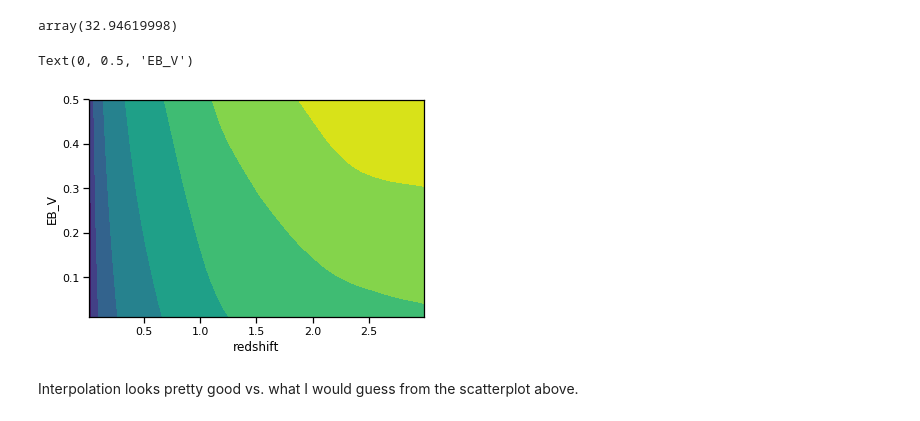
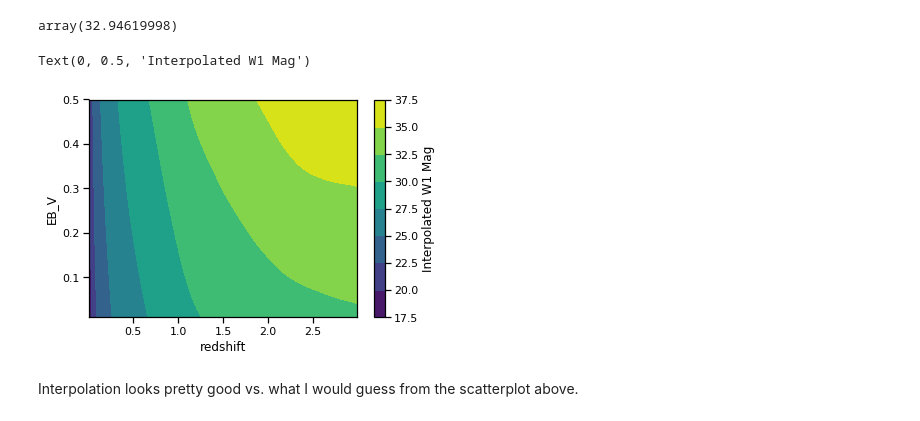
Before and after one commit to mwalmsley/agnfinder, a Jupyter notebook: notebooks/interpolation.ipynb, the cells around one changed output. Saved outputs shown, nothing was run; the diff lists cells and outputs as text; code cells hidden in the pictures.

```diff
--- a/notebooks/interpolation.ipynb
+++ b/notebooks/interpolation.ipynb
@@ -71,11 +71,13 @@ z, eb_v = np.meshgrid(z_samples, eb_v_samples)
 interpolated_grid = interp((eb_v, z))
 # %%
 fig, ax = plt.subplots()
-ax.contourf(z_samples, eb_v_samples, interpolated_grid)  # X, Y, Z format
+contours = ax.contourf(z_samples, eb_v_samples, interpolated_grid)  # X, Y, Z format
 ax.set_xlabel('redshift')
 ax.set_ylabel('EB_V')
+cbar = plt.colorbar(contours)
+cbar.ax.set_ylabel('Interpolated W1 Mag')
 # %% [output]
-Text(0, 0.5, 'EB_V')
+Text(0, 0.5, 'Interpolated W1 Mag')
-[figure, old version]
+[figure, new version]
 # %% [markdown]
 Interpolation looks pretty good vs. what I would guess from the scatterplot above.
```
